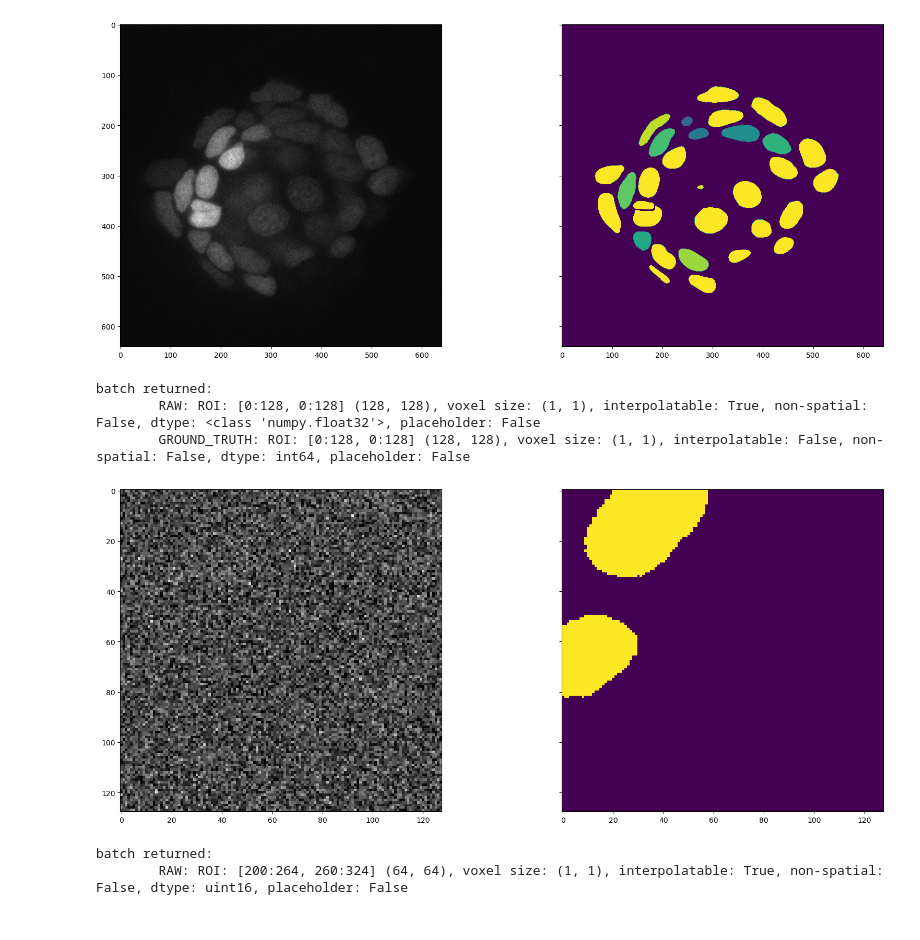
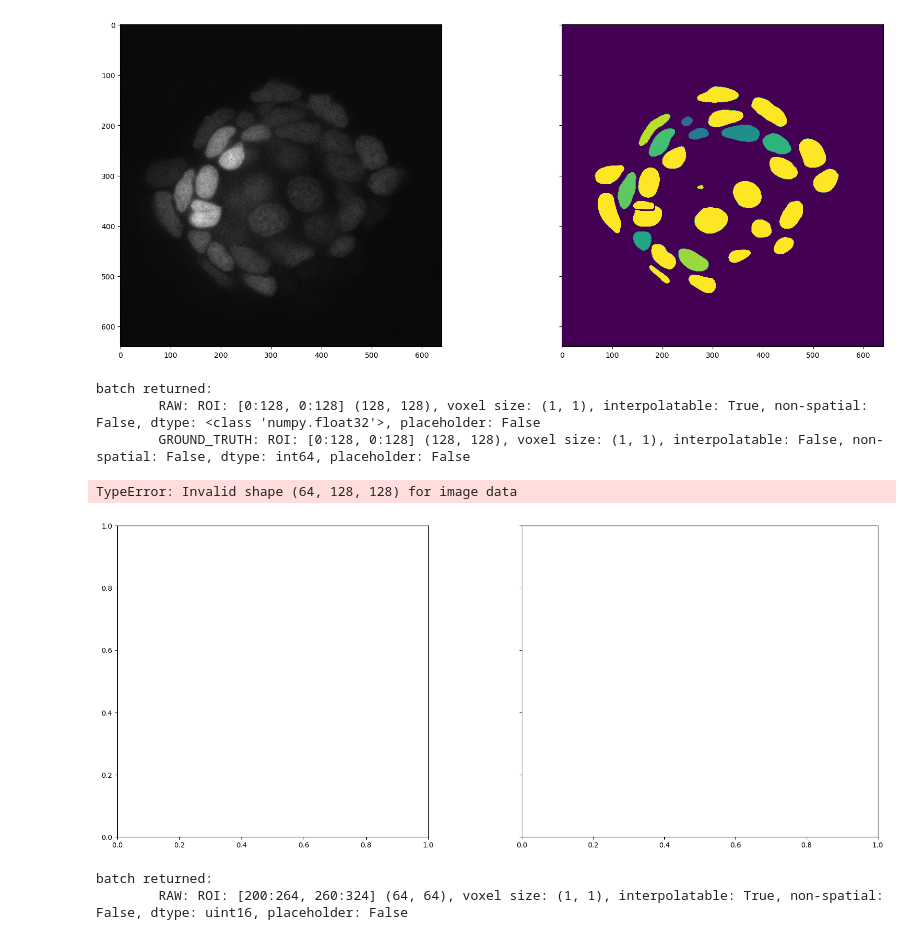
Before and after one commit to stemarcotti/DL_MBL_HACK, a Jupyter notebook: ms_load_files_gunpowder_new.ipynb, the cells around one changed output. Saved outputs shown, nothing was run; the diff lists cells and outputs as text; code cells hidden in the pictures.

```diff
--- a/ms_load_files_gunpowder_new.ipynb
+++ b/ms_load_files_gunpowder_new.ipynb
@@ -76,7 +79,7 @@ random_location = gp.RandomLocation()
 # %%
 simple_augment = gp.SimpleAugment()
 # %%
-# stack = gp.Stack(5)
+stack = gp.Stack(5)
 # %%
 elastic_augment = gp.ElasticAugment(
   control_point_spacing=(20, 20),
@@ -106,36 +109,40 @@ source = gp.ZarrSource(
         voxel_size=(1,1)),
     })
 
 # pipeline = source + random_location + simple_augment + elastic_augment + intensity_augment + noise_augment
 pipeline = (
   source +
   normalize +
   random_location +
   simple_augment +
   elastic_augment +
   intensity_augment +
-  noise_augment)
+  noise_augment + stack)
+  # reject
+  # )
 
 
 # formulate a request for "raw"
 request = gp.BatchRequest()
 request[raw] = gp.Roi((0,0), (128, 128))
 request[gt] = gp.Roi((0,0), (128, 128))
 
 # build the pipeline...
 with gp.build(pipeline):
 
     # ...and request a batch
     batch = pipeline.request_batch(request)
 
 # show the content of the batch
 print(f"batch returned: {batch}")
-imshow(batch[raw].data, ground_truth=batch[gt].data, slice_index = 30)
+
+imshow(batch[raw].data, ground_truth=batch[gt].data, slice_index = 12)
 # %% [output]
 batch returned:
         RAW: ROI: [0:128, 0:128] (128, 128), voxel size: (1, 1), interpolatable: True, non-spatial: False, dtype: <class 'numpy.float32'>, placeholder: False
         GROUND_TRUTH: ROI: [0:128, 0:128] (128, 128), voxel size: (1, 1), interpolatable: False, non-spatial: False, dtype: int64, placeholder: False
+TypeError: Invalid shape (64, 128, 128) for image data
-[figure, old version]
+[figure, new version]
 # %%
 # %% [output]
 batch returned:
```
Also changed, not shown: parts of 1 cell of this notebook.
